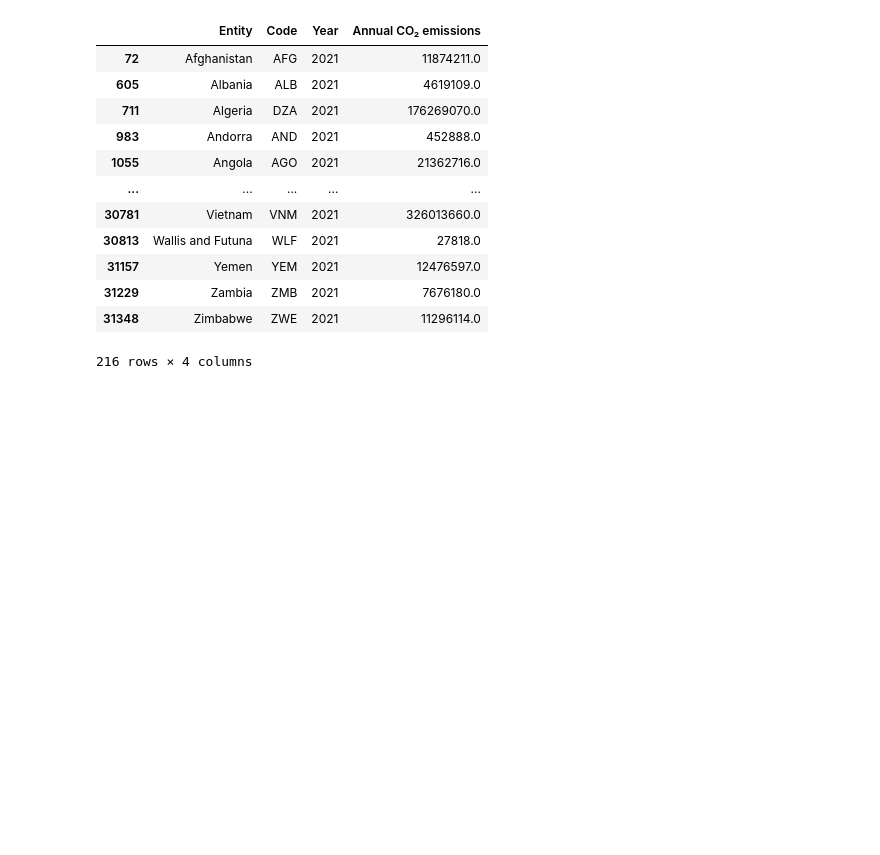
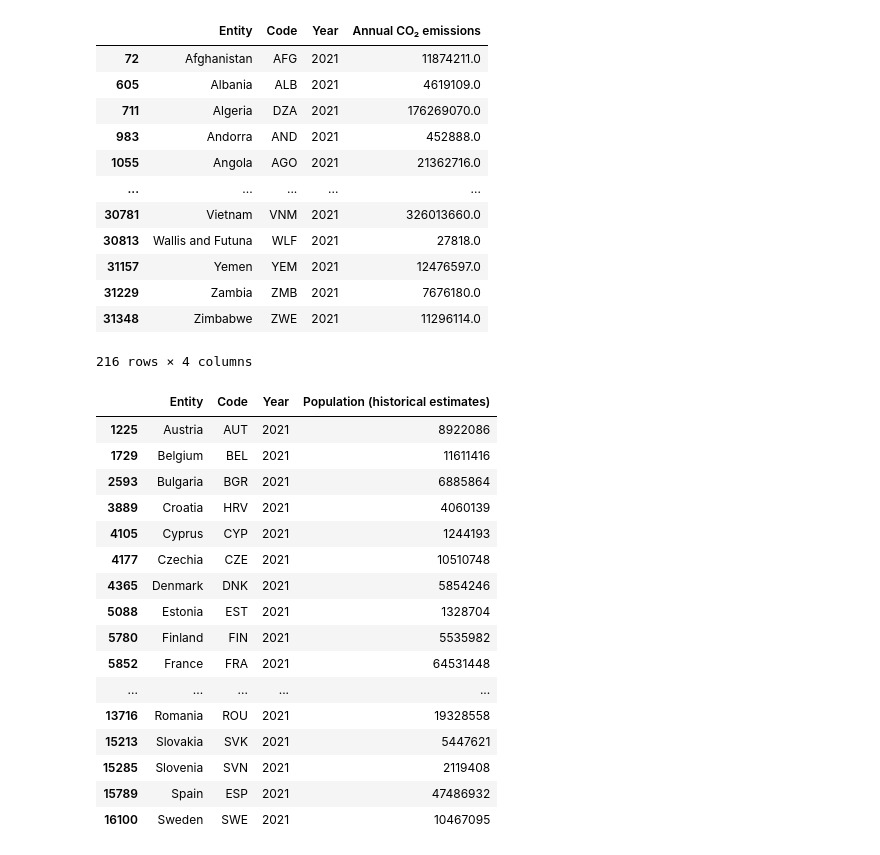
Before and after one commit to alanjones2/st-choropleth, a Jupyter notebook: Untitled-1.ipynb, the cells around one changed output. Saved outputs shown, nothing was run; the diff lists cells and outputs as text; code cells hidden in the pictures; blank space fills up the shorter version.

```diff
--- a/Untitled-1.ipynb
+++ b/Untitled-1.ipynb
@@ -57,0 +62,25 @@ fig.show()
+# %%
+
+df_pop = pd.read_csv('data/population-unwpp.csv')
+df_pop = df_pop[df_pop['Year']==2021]
+europop = df_pop[df_pop['Code'].isin(['AUT', 'BEL', 'BGR', 'HRV', 'CYP', 'CZE', 'DNK', 'EST', 'FIN', 'FRA', 'DEU', 'GRC', 'HUN', 'IRL', 'ITA', 'LVA', 'LTU', 'LUX', 'MLT', 'NLD', 'POL', 'PRT', 'ROU', 'SVK', 'SVN', 'ESP', 'SWE'])]
+europop.to_csv('data/europop.csv')
+europop
+# %% [output]
+|  | Entity | Code | Year | Population (historical estimates) |
+| 1225 | Austria | AUT | 2021 | 8922086 |
+| 1729 | Belgium | BEL | 2021 | 11611416 |
+| 2593 | Bulgaria | BGR | 2021 | 6885864 |
+| 3889 | Croatia | HRV | 2021 | 4060139 |
+| 4105 | Cyprus | CYP | 2021 | 1244193 |
+| 4177 | Czechia | CZE | 2021 | 10510748 |
+| 4365 | Denmark | DNK | 2021 | 5854246 |
+| 5088 | Estonia | EST | 2021 | 1328704 |
+| 5780 | Finland | FIN | 2021 | 5535982 |
+| 5852 | France | FRA | 2021 | 64531448 |
+| ... | ... | ... | ... | ... |
+| 13716 | Romania | ROU | 2021 | 19328558 |
+| 15213 | Slovakia | SVK | 2021 | 5447621 |
+| 15285 | Slovenia | SVN | 2021 | 2119408 |
+| 15789 | Spain | ESP | 2021 | 47486932 |
+| 16100 | Sweden | SWE | 2021 | 10467095 |
```
Also changed, not shown: parts of 1 cell of this notebook, 18 other files.
